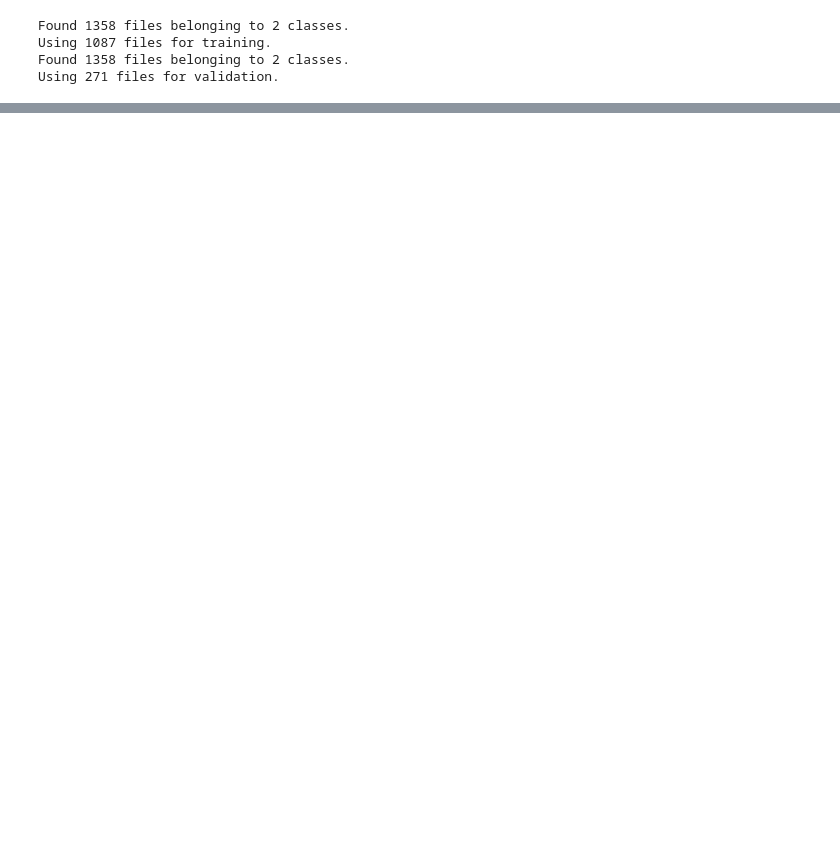
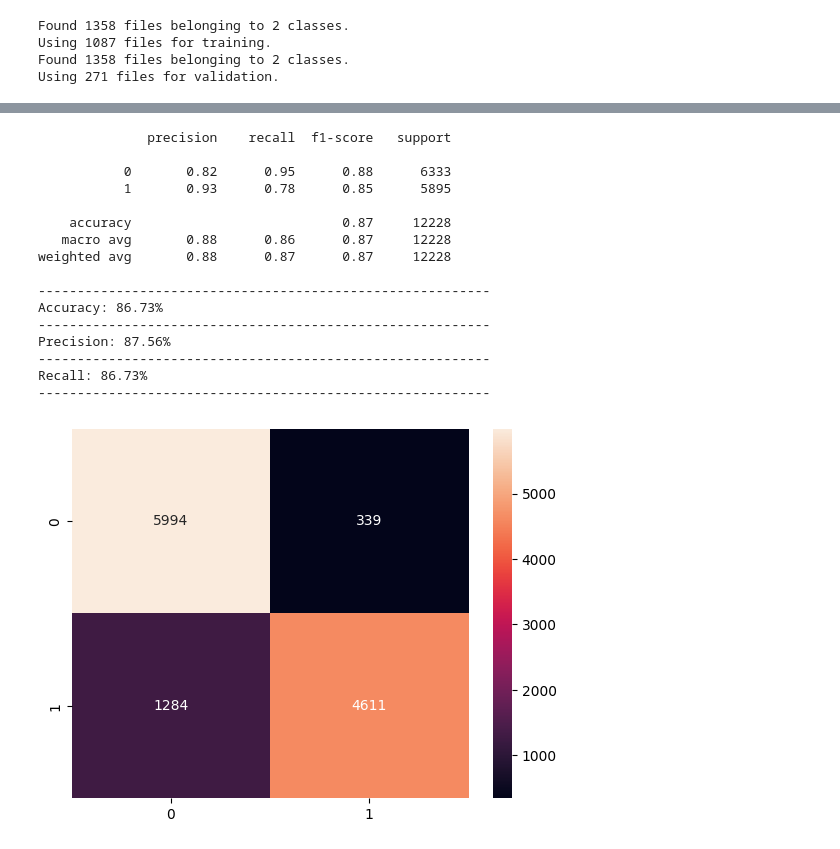
Before and after one commit to gordoaraujo/cl_dl_challenge, a Jupyter notebook: notebooks/Jose_Hurricane_Damage_Detector_Analysis.ipynb, the cells around one changed output, grey strips where cells are left out. Saved outputs shown, nothing was run; the diff lists cells and outputs as text; code cells hidden in the pictures; blank space fills up the shorter version.

```diff
--- a/notebooks/Jose_Hurricane_Damage_Detector_Analysis.ipynb
+++ b/notebooks/Jose_Hurricane_Damage_Detector_Analysis.ipynb
@@ -204,0 +361,31 @@ __Be careful here and don't add too many transforms which can distort the images
+# %%
+model = models.Sequential()
+
+model.add(data_augmentation)
+
+model.add(layers.Conv2D(32, (3,3), activation = "relu"))
+model.add(layers.MaxPooling2D(pool_size = (2,2)))
+
+model.add(layers.Conv2D(64, (3,3), activation  = "relu"))
+model.add(layers.MaxPooling2D(pool_size = (2,2)))
+
+model.add(layers.Flatten())
+
+model.add(layers.Dense(512, activation = "relu"))
+model.add(layers.Dropout(rate=0.3))
+
+model.add(layers.Dense(512, activation = "relu"))
+model.add(layers.Dropout(rate=0.3))
+
+model.add(layers.Dense(256, activation = "relu"))
+model.add(layers.Dropout(rate=0.3))
+
+model.add(layers.Dense(1, activation = "sigmoid"))
+
+model.compile(
+    loss = tf.keras.losses.BinaryCrossentropy(),
+    optimizer = tf.keras.optimizers.Adam(learning_rate = 1e-3),
+    metrics = ["accuracy", tf.keras.metrics.Precision(name = "precision"), tf.keras.metrics.Recall(name = "recall")]
+    )
+
+early_stopping_cb = keras.callbacks.EarlyStopping(monitor = "val_loss", patience = 10, restore_best_weights = True)
@@ -204,0 +412,8 @@ __Be careful here and don't add too many transforms which can distort the images
+# %%
+history = model.fit(
+    train_ds, epochs=300,
+    validation_data=val_ds,
+    callbacks = [early_stopping_cb]
+)
+
+y_true, y_pred = eval_model_on_test(model)
@@ -204,0 +450,21 @@ __Be careful here and don't add too many transforms which can distort the images
+# %%
+y_pred_labels = np.array([1 if p > 0.5 else 0 for p in y_pred]) # y_pred > 0.5
+model_evaluation(y_true, y_pred_labels)
+# %% [output]
+              precision    recall  f1-score   support
+
+           0       0.82      0.95      0.88      6333
+           1       0.93      0.78      0.85      5895
+
+    accuracy                           0.87     12228
+   macro avg       0.88      0.86      0.87     12228
+weighted avg       0.88      0.87      0.87     12228
+
+----------------------------------------------------------
+Accuracy: 86.73%
+----------------------------------------------------------
+Precision: 87.56%
+----------------------------------------------------------
+Recall: 86.73%
+----------------------------------------------------------
+[figure, added]
```
Also changed, not shown: parts of 41 cells of this notebook, 2 other files.
